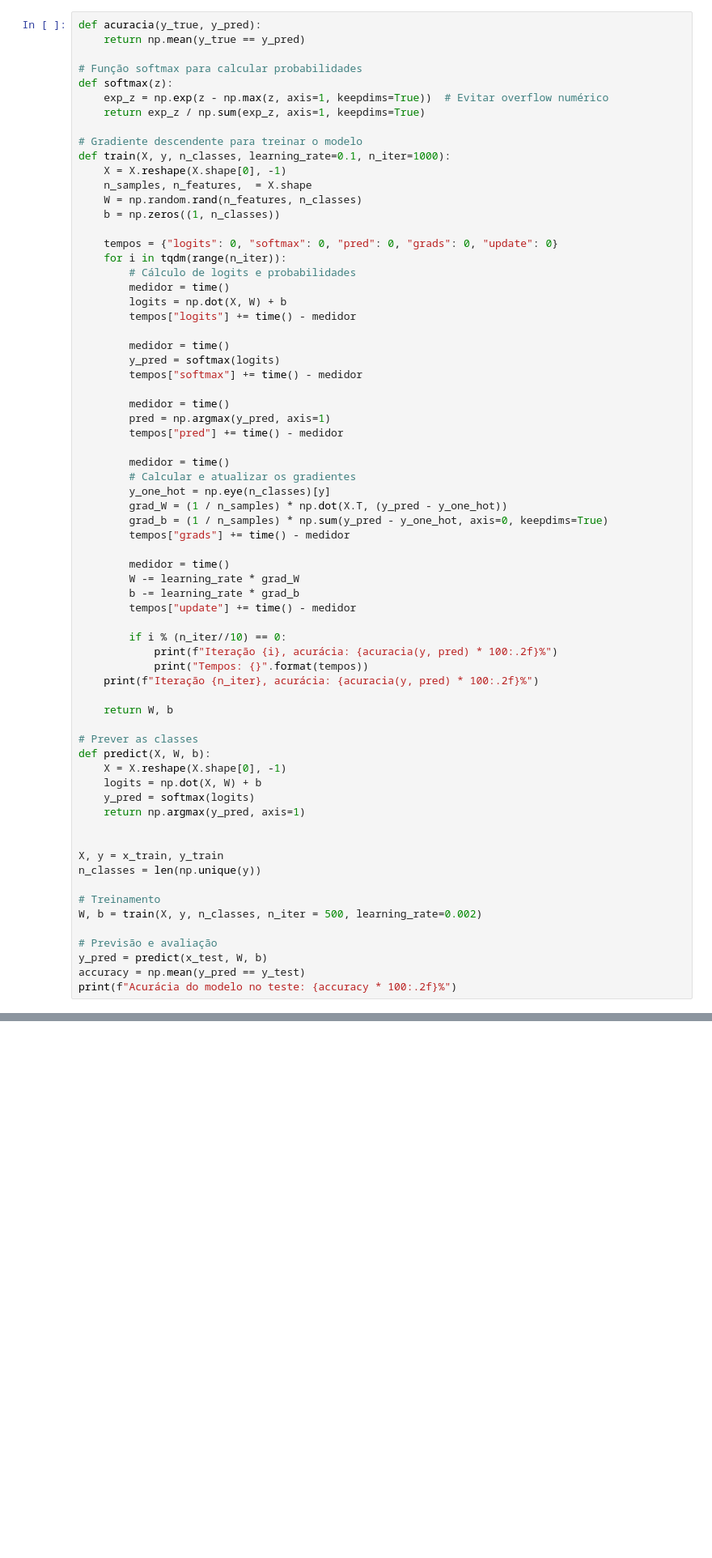
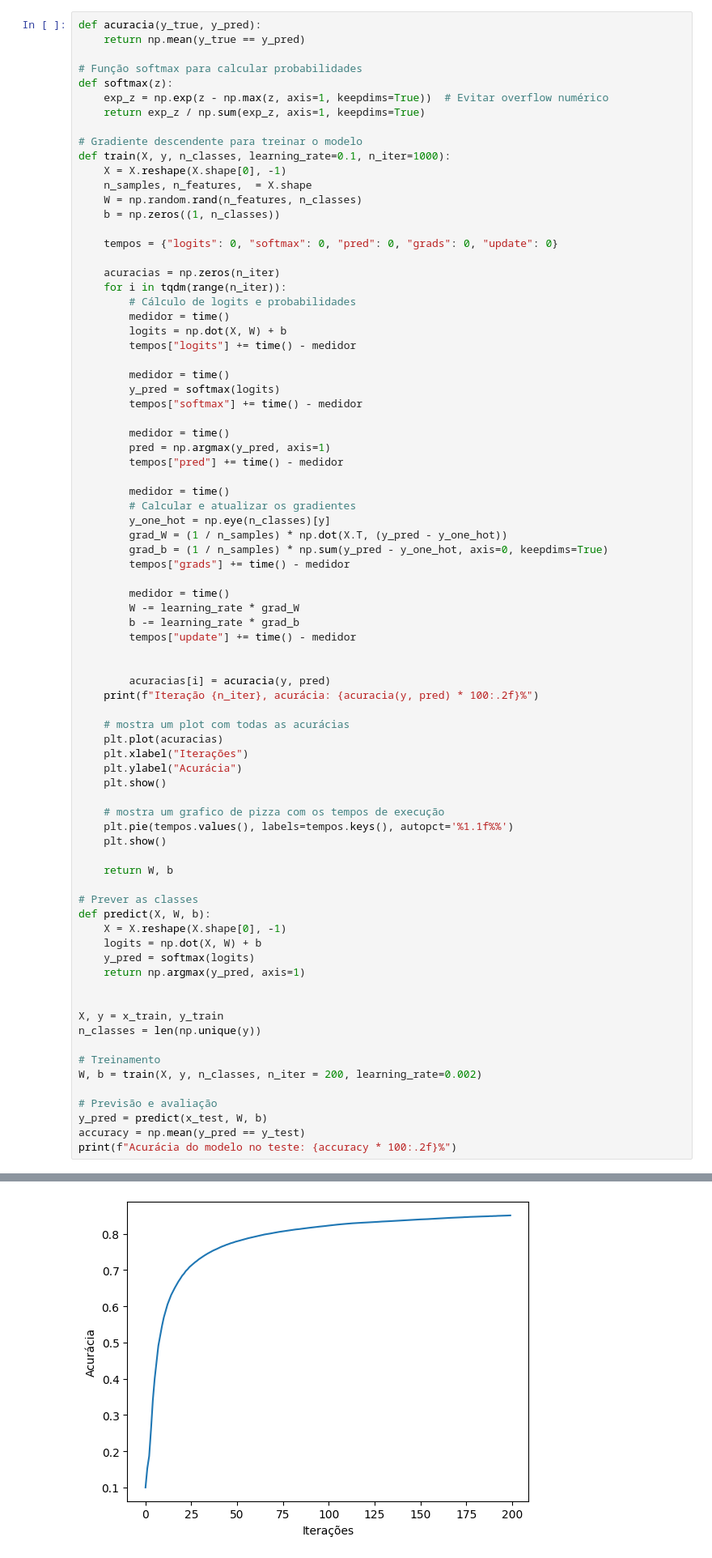
Before and after one commit to salocinrevenge/AlgeLin-ML, a Jupyter notebook: tarefa3.ipynb, the cells around one changed output, grey strips where cells are left out. Shown at 81% size. Cells and saved outputs as stored; diff of their text form; blank space fills up the shorter version.

```diff
--- a/tarefa3.ipynb
+++ b/tarefa3.ipynb
@@ -252,6 +270,8 @@ def train(X, y, n_classes, learning_rate=0.1, n_iter=1000):
     b = np.zeros((1, n_classes))
 
     tempos = {"logits": 0, "softmax": 0, "pred": 0, "grads": 0, "update": 0}
+
+    acuracias = np.zeros(n_iter)
     for i in tqdm(range(n_iter)):
         # Cálculo de logits e probabilidades
         medidor = time()
@@ -278,10 +298,19 @@ def train(X, y, n_classes, learning_rate=0.1, n_iter=1000):
         b -= learning_rate * grad_b
         tempos["update"] += time() - medidor
 
-        if i % (n_iter//10) == 0:
-            print(f"Iteração {i}, acurácia: {acuracia(y, pred) * 100:.2f}%")
-            print("Tempos: {}".format(tempos))
+
+        acuracias[i] = acuracia(y, pred)
     print(f"Iteração {n_iter}, acurácia: {acuracia(y, pred) * 100:.2f}%")
+
+    # mostra um plot com todas as acurácias
+    plt.plot(acuracias)
+    plt.xlabel("Iterações")
+    plt.ylabel("Acurácia")
+    plt.show()
+
+    # mostra um grafico de pizza com os tempos de execução
+    plt.pie(tempos.values(), labels=tempos.keys(), autopct='%1.1f%%')
+    plt.show()
 
     return W, b
 
@@ -297,7 +326,7 @@ X, y = x_train, y_train
 n_classes = len(np.unique(y))
 
 # Treinamento
-W, b = train(X, y, n_classes, n_iter = 500, learning_rate=0.002)
+W, b = train(X, y, n_classes, n_iter = 200, learning_rate=0.002)
 
 # Previsão e avaliação
 y_pred = predict(x_test, W, b)
@@ -307,0 +337 @@ MemoryError: Unable to allocate 268. GiB for an array with shape (60000, 60000,
+[figure, added]
```
Also changed, not shown: parts of 26 cells of this notebook.
